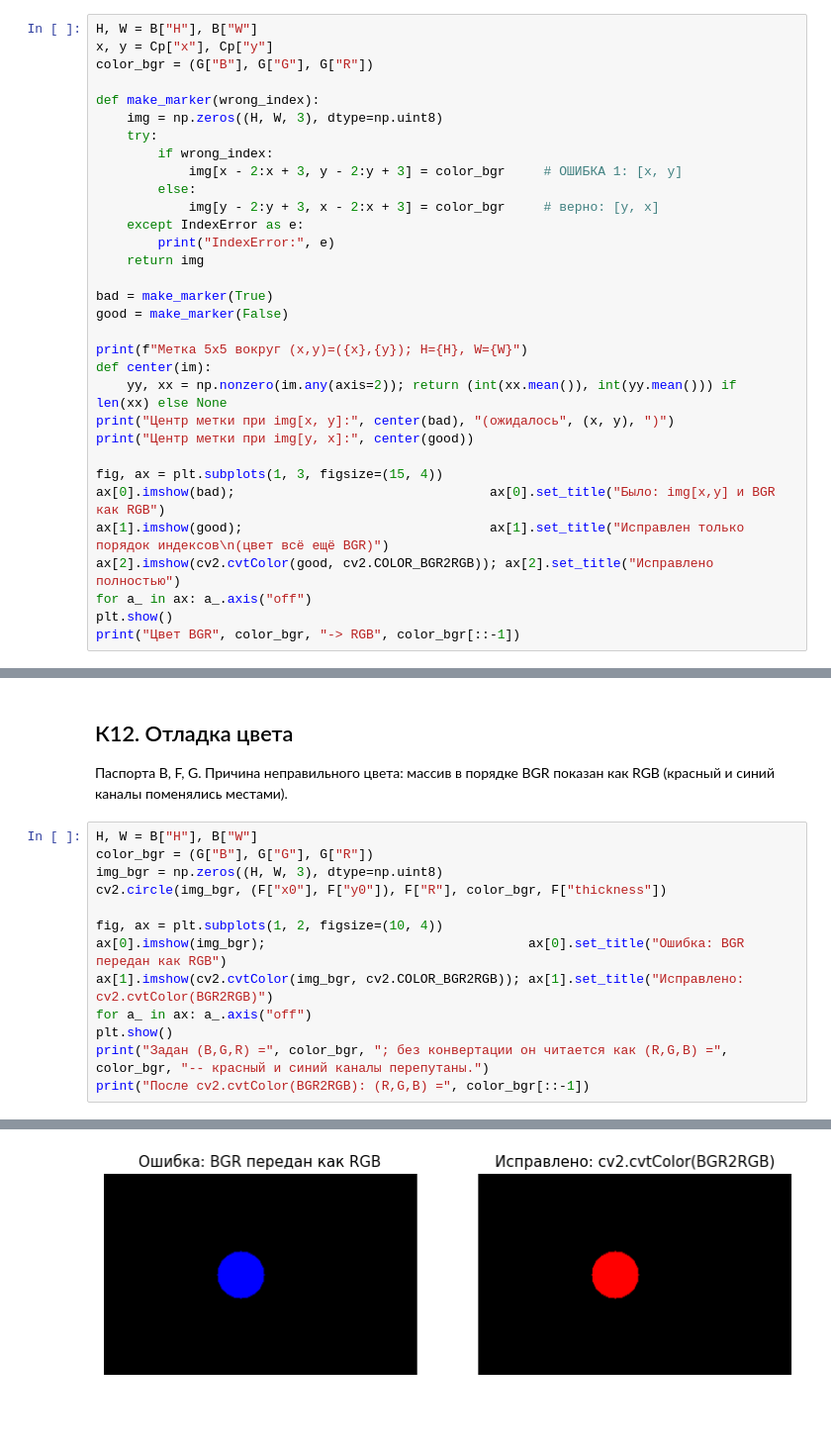
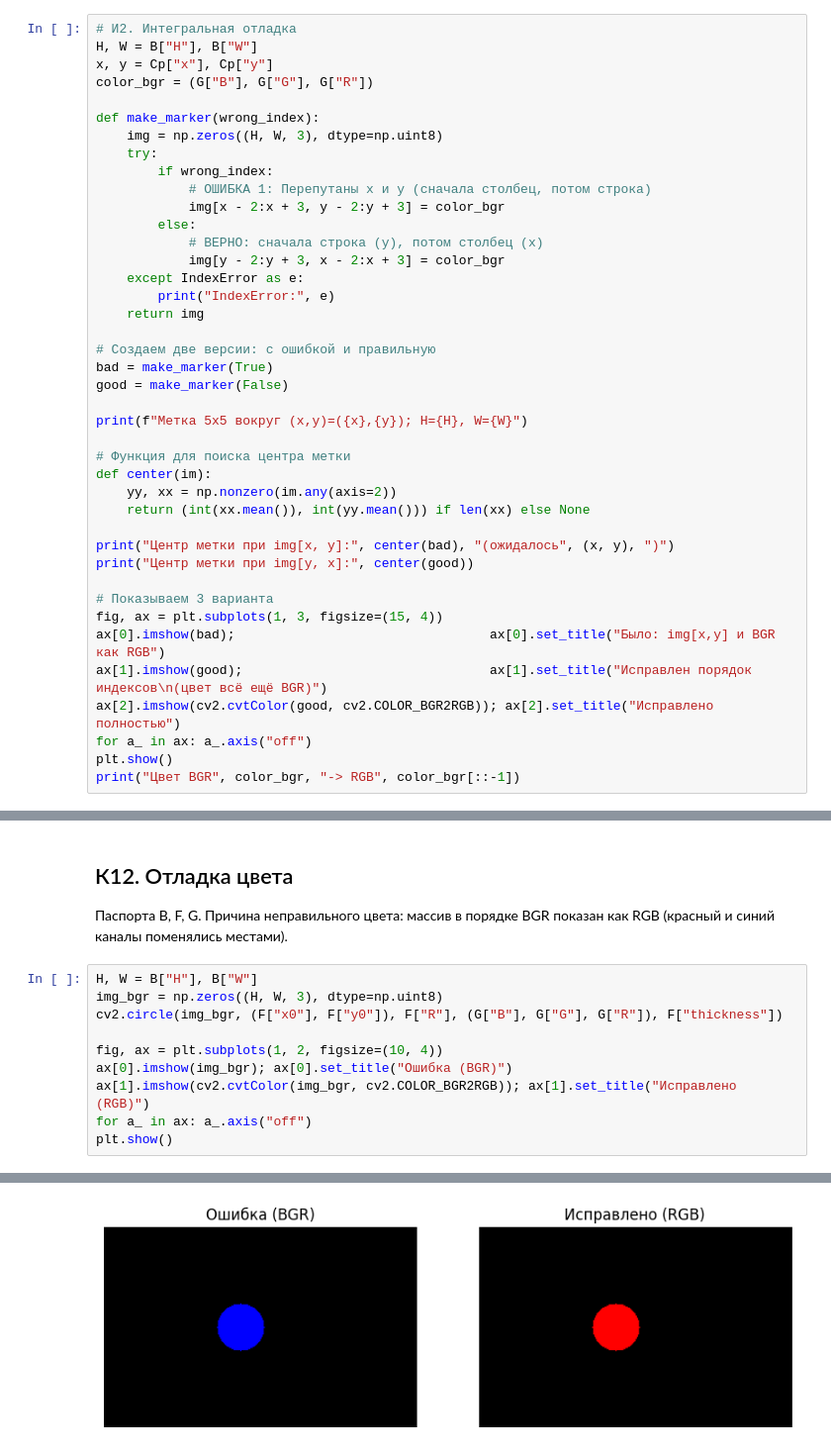
Before and after one commit to forgamesnsr-code/Computer-graphics, a Jupyter notebook: Лабораторные задания/lab02_2d_arrays_images_solutions_v1.ipynb, the cells around one changed output, grey strips where cells are left out. Shown at 99% size. Drawn from its saved outputs; the diff is of its cells as text; blank space fills up the shorter version.

```diff
--- a/Лабораторные задания/lab02_2d_arrays_images_solutions_v1.ipynb
+++ b/Лабораторные задания/lab02_2d_arrays_images_solutions_v1.ipynb
@@ -188,6 +193,7 @@ shape = (180, 280) dtype = uint8
 1. индексы массива перепутаны с координатами: `img[x, y]` вместо `img[y, x]`;
 2. BGR-массив передан в PIL/Matplotlib без преобразования в RGB.
 # %%
+# И2. Интегральная отладка
 H, W = B["H"], B["W"]
 x, y = Cp["x"], Cp["y"]
 color_bgr = (G["B"], G["G"], G["R"])
@@ -196,25 +202,33 @@ def make_marker(wrong_index):
     img = np.zeros((H, W, 3), dtype=np.uint8)
     try:
         if wrong_index:
-            img[x - 2:x + 3, y - 2:y + 3] = color_bgr     # ОШИБКА 1: [x, y]
+            # ОШИБКА 1: Перепутаны x и y (сначала столбец, потом строка)
+            img[x - 2:x + 3, y - 2:y + 3] = color_bgr
         else:
-            img[y - 2:y + 3, x - 2:x + 3] = color_bgr     # верно: [y, x]
+            # ВЕРНО: сначала строка (y), потом столбец (x)
+            img[y - 2:y + 3, x - 2:x + 3] = color_bgr
     except IndexError as e:
         print("IndexError:", e)
     return img
 
+# Создаем две версии: с ошибкой и правильную
 bad = make_marker(True)
 good = make_marker(False)
 
 print(f"Метка 5x5 вокруг (x,y)=({x},{y}); H={H}, W={W}")
+
+# Функция для поиска центра метки
 def center(im):
-    yy, xx = np.nonzero(im.any(axis=2)); return (int(xx.mean()), int(yy.mean())) if len(xx) else None
+    yy, xx = np.nonzero(im.any(axis=2))
+    return (int(xx.mean()), int(yy.mean())) if len(xx) else None
+
 print("Центр метки при img[x, y]:", center(bad), "(ожидалось", (x, y), ")")
 print("Центр метки при img[y, x]:", center(good))
 
+# Показываем 3 варианта
 fig, ax = plt.subplots(1, 3, figsize=(15, 4))
 ax[0].imshow(bad);                                 ax[0].set_title("Было: img[x,y] и BGR как RGB")
-ax[1].imshow(good);                                ax[1].set_title("Исправлен только порядок индексов\n(цвет всё ещё BGR)")
+ax[1].imshow(good);                                ax[1].set_title("Исправлен порядок индексов\n(цвет всё ещё BGR)")
 ax[2].imshow(cv2.cvtColor(good, cv2.COLOR_BGR2RGB)); ax[2].set_title("Исправлено полностью")
 for a_ in ax: a_.axis("off")
 plt.show()
@@ -411,15 +379,12 @@ OpenCV (B,G,R) = (0, 0, 255) ; для PIL/Matplotlib (R,G,B) = (255, 0, 0)
 Паспорта B, F, G. Причина неправильного цвета: массив в порядке BGR показан как RGB (красный и синий каналы поменялись местами).
 # %%
 H, W = B["H"], B["W"]
-color_bgr = (G["B"], G["G"], G["R"])
 img_bgr = np.zeros((H, W, 3), dtype=np.uint8)
-cv2.circle(img_bgr, (F["x0"], F["y0"]), F["R"], color_bgr, F["thickness"])
+cv2.circle(img_bgr, (F["x0"], F["y0"]), F["R"], (G["B"], G["G"], G["R"]), F["thickness"])
 
 fig, ax = plt.subplots(1, 2, figsize=(10, 4))
-ax[0].imshow(img_bgr);                                  ax[0].set_title("Ошибка: BGR передан как RGB")
-ax[1].imshow(cv2.cvtColor(img_bgr, cv2.COLOR_BGR2RGB)); ax[1].set_title("Исправлено: cv2.cvtColor(BGR2RGB)")
+ax[0].imshow(img_bgr); ax[0].set_title("Ошибка (BGR)")
+ax[1].imshow(cv2.cvtColor(img_bgr, cv2.COLOR_BGR2RGB)); ax[1].set_title("Исправлено (RGB)")
 for a_ in ax: a_.axis("off")
 plt.show()
-print("Задан (B,G,R) =", color_bgr, "; без конвертации он читается как (R,G,B) =", color_bgr, "-- красный и синий каналы перепутаны.")
-print("После cv2.cvtColor(BGR2RGB): (R,G,B) =", color_bgr[::-1])
 # %% [output]
@@ -428 +391 @@ print("После cv2.cvtColor(BGR2RGB): (R,G,B) =", color_bgr[::-1])
-[figure, old version]
+[figure, new version]
```
Also changed, not shown: parts of 24 cells of this notebook, 1 other file.
